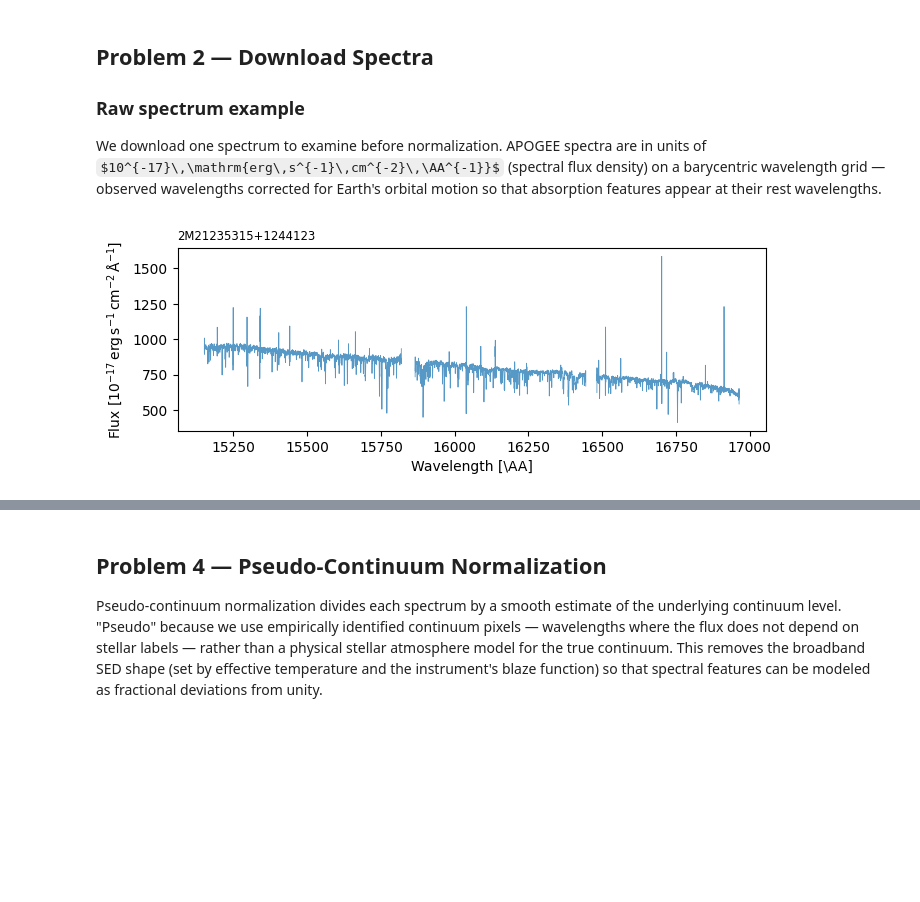
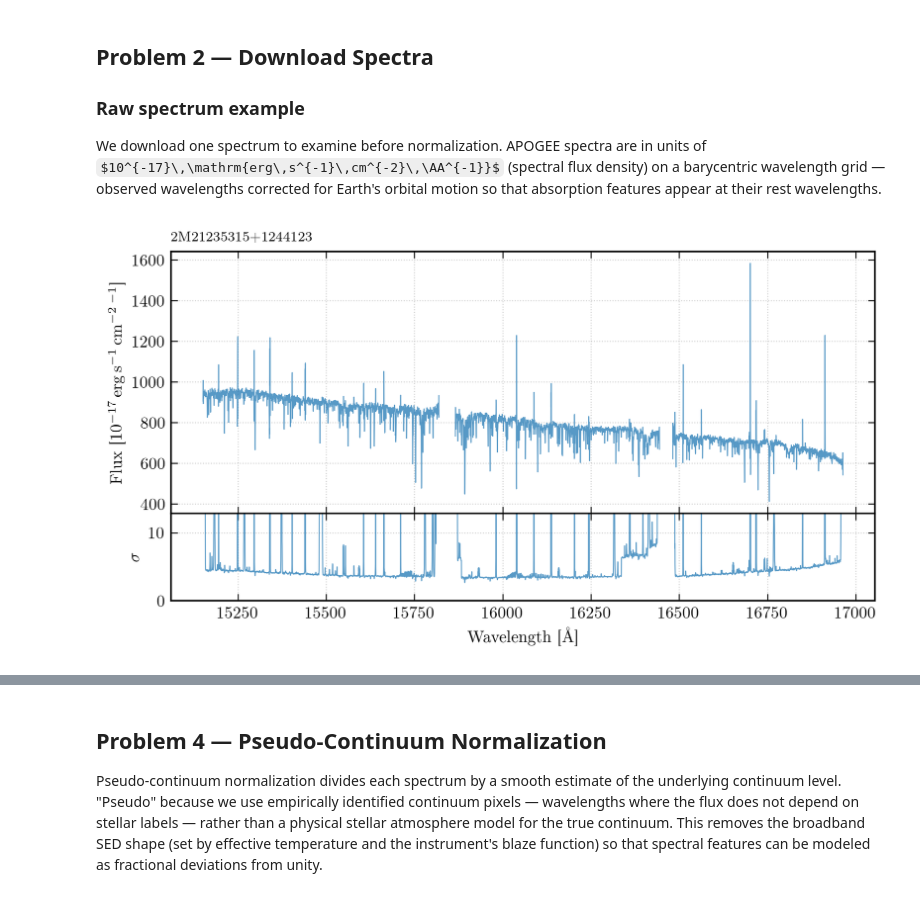
Before and after one commit to raw-asparagus/ay-128, a Jupyter notebook: labs/02/01-training-set.ipynb, the cells around one changed output, grey strips where cells are left out. Drawn from its saved outputs; the diff is of its cells as text; code cells hidden in the pictures; some formulas as TeX source; blank space fills up the shorter version.

```diff
--- a/labs/02/01-training-set.ipynb
+++ b/labs/02/01-training-set.ipynb
@@ -111,16 +81,18 @@ We download one spectrum to examine before normalization. APOGEE spectra are in
 # %%
 example_id = "2M21235315+1244123"
 example_row = training.data[np.array(training.data["apogee_id"], dtype=str) == example_id]
 spec_raw = _get_apstar_spectra(
     example_id,
     str(example_row["telescope"][0]),
     str(example_row["field"][0]),
 )
 
-ax = plotters.plot_example_spectrum(spec_raw["wavelength"], spec_raw["flux"], apogee_id=example_id)
+axes = plotters.plot_example_spectrum(
+    spec_raw["wavelength"], spec_raw["flux"], spec_raw["error"], apogee_id=example_id,
+)
 plt.show()
 # %% [output]
-[figure, old version]
+[figure, new version]
 # %% [markdown]
 ## Problem 3 — Pixel Bitmask
 
```
Also changed, not shown: parts of 14 cells of this notebook, 54 other files.
